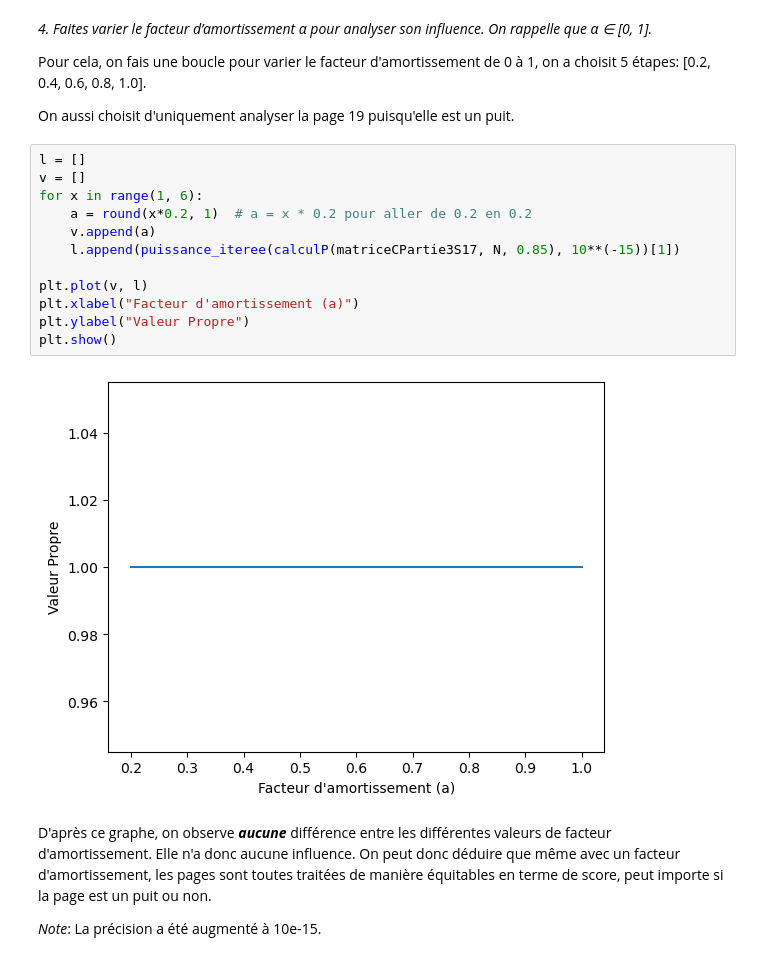
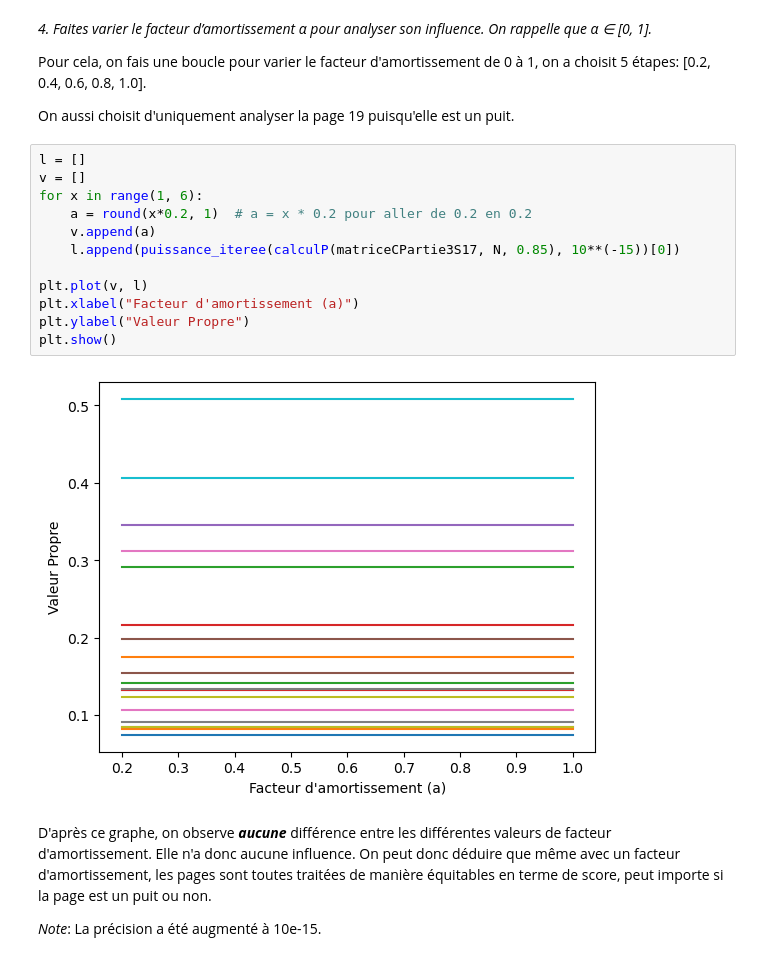
Before and after one commit to alexisFABRE06/SAE2.02, a Jupyter notebook: SAE202_DEMANGE_DRIOUCHI_FABRE_NOIRET.ipynb, the cells around one changed output. Cells and saved outputs as stored; diff of their text form.

```diff
--- a/SAE202_DEMANGE_DRIOUCHI_FABRE_NOIRET.ipynb
+++ b/SAE202_DEMANGE_DRIOUCHI_FABRE_NOIRET.ipynb
@@ -310,17 +310,17 @@ On aussi choisit d'uniquement analyser la page 19 puisqu'elle est un puit.
 # %%
 l = []
 v = []
 for x in range(1, 6):
     a = round(x*0.2, 1)  # a = x * 0.2 pour aller de 0.2 en 0.2
     v.append(a)
-    l.append(puissance_iteree(calculP(matriceCPartie3S17, N, 0.85), 10**(-15))[1])
+    l.append(puissance_iteree(calculP(matriceCPartie3S17, N, 0.85), 10**(-15))[0])
 
 plt.plot(v, l)
 plt.xlabel("Facteur d'amortissement (a)")
 plt.ylabel("Valeur Propre")
 plt.show()
 # %% [output]
-[figure, old version]
+[figure, new version]
 # %% [markdown]
 D'après ce graphe, on observe ***aucune*** différence entre les différentes valeurs de facteur d'amortissement. Elle n'a donc aucune influence. On peut donc déduire que même avec un facteur d'amortissement, les pages sont toutes traitées de manière équitables en terme de score, peut importe si la page est un puit ou non.
 
```
Also changed, not shown: parts of 12 cells of this notebook.
